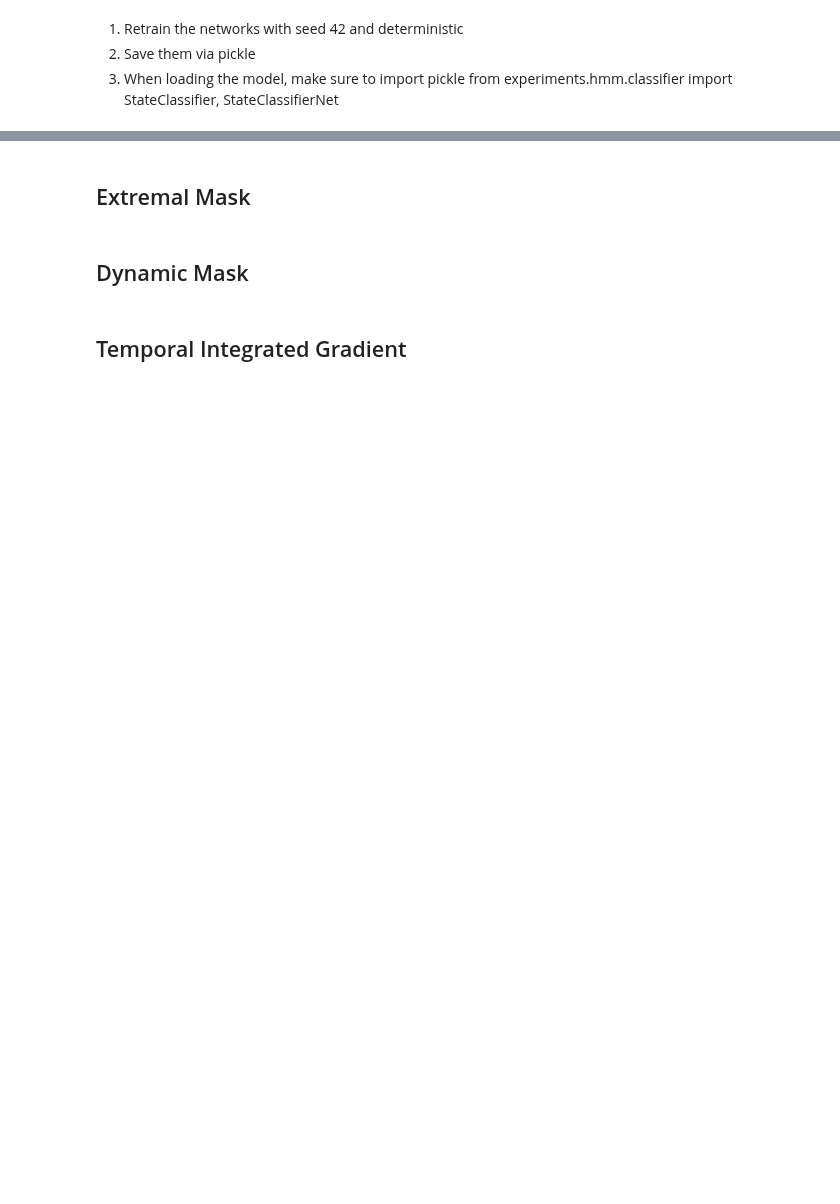
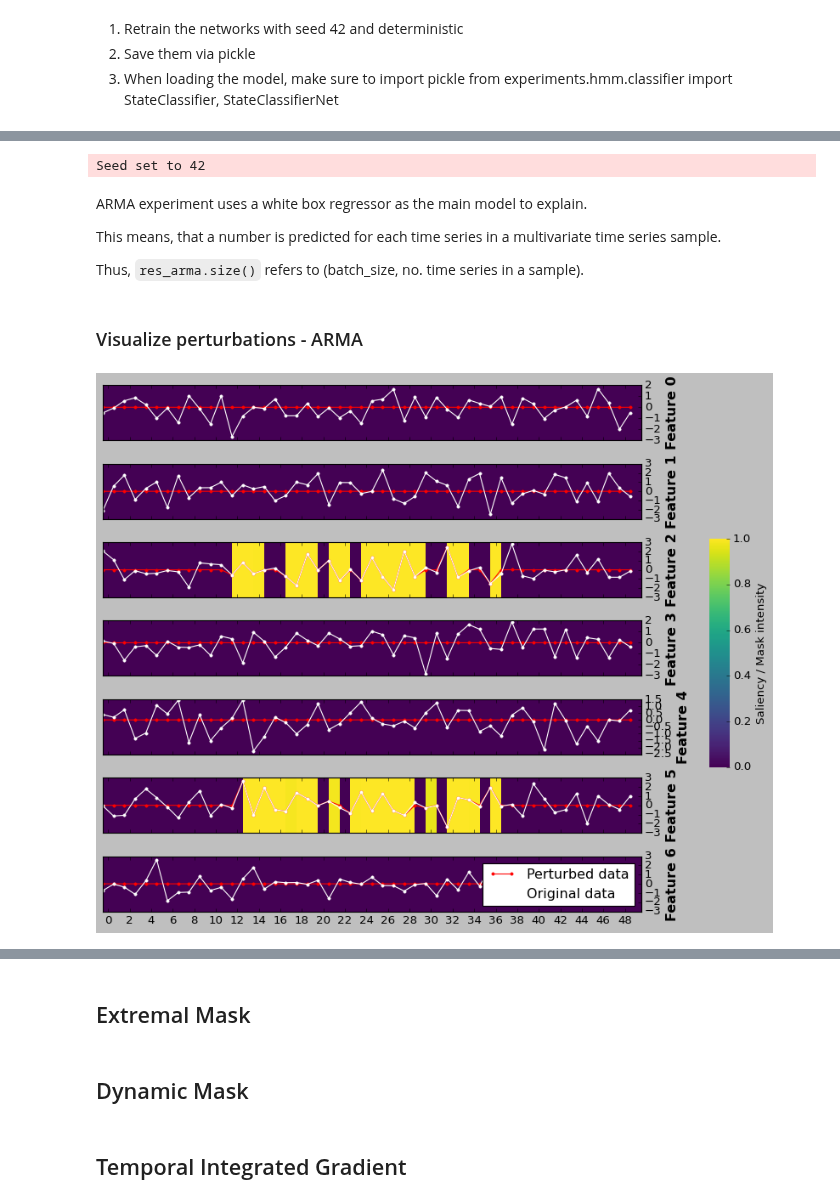
Before and after one commit to anonymous8293/factai, a Jupyter notebook: experiments/hmm/visualization.ipynb, the cells around one changed output, grey strips where cells are left out. Drawn from its saved outputs; the diff is of its cells as text; code cells hidden in the pictures; blank space fills up the shorter version.

```diff
--- a/experiments/hmm/visualization.ipynb
+++ b/experiments/hmm/visualization.ipynb
@@ -230,0 +243,20 @@ plot_saliency2(saliencies)
+# %%
+from tint.datasets import Arma
+
+# Make sure to seed before data generation to return numpy and other libraries to their original state
+# in order to generate the same data with the same seed as the process for training the models
+seed_everything(seed=SEED, workers=True)
+arma = Arma(seed=SEED)
+# This method generates the dataset
+arma.download()
+inputs_arma = arma.preprocess()["x"]
+true_saliency_arma = arma.true_saliency(dim=1)
+res_arma = arma.get_white_box(inputs_arma, true_saliency_arma)
+# %% [output]
+Seed set to 42
+# %% [markdown]
+ARMA experiment uses a white box regressor as the main model to explain.
+
+This means, that a number is predicted for each time series in a multivariate time series sample.
+
+Thus, `res_arma.size()` refers to (batch_size, no. time series in a sample).
@@ -230,0 +272,17 @@ plot_saliency2(saliencies)
+# %% [markdown]
+### Visualize perturbations - ARMA
+# %%
+arma_batch, perturbation_arma, mask_arma, x1_arma, x2_arma = compute_perturbations(
+    inputs_arma, extremal_mask_net_arma, perturb_net=None, batch_idx=0
+)
+# %%
+sample_id = 2  # Which sample to investigate?
+FROM = 15  # From which time series
+TO = 22  # to which time series to plot?
+plot_saliency(
+    arma_batch[sample_id].T[FROM:TO],
+    x1_arma[sample_id].T[FROM:TO],
+    mask_arma[sample_id].T[FROM:TO],
+)
+# %% [output]
+[figure, added]
```
Also changed, not shown: parts of 55 cells of this notebook.
